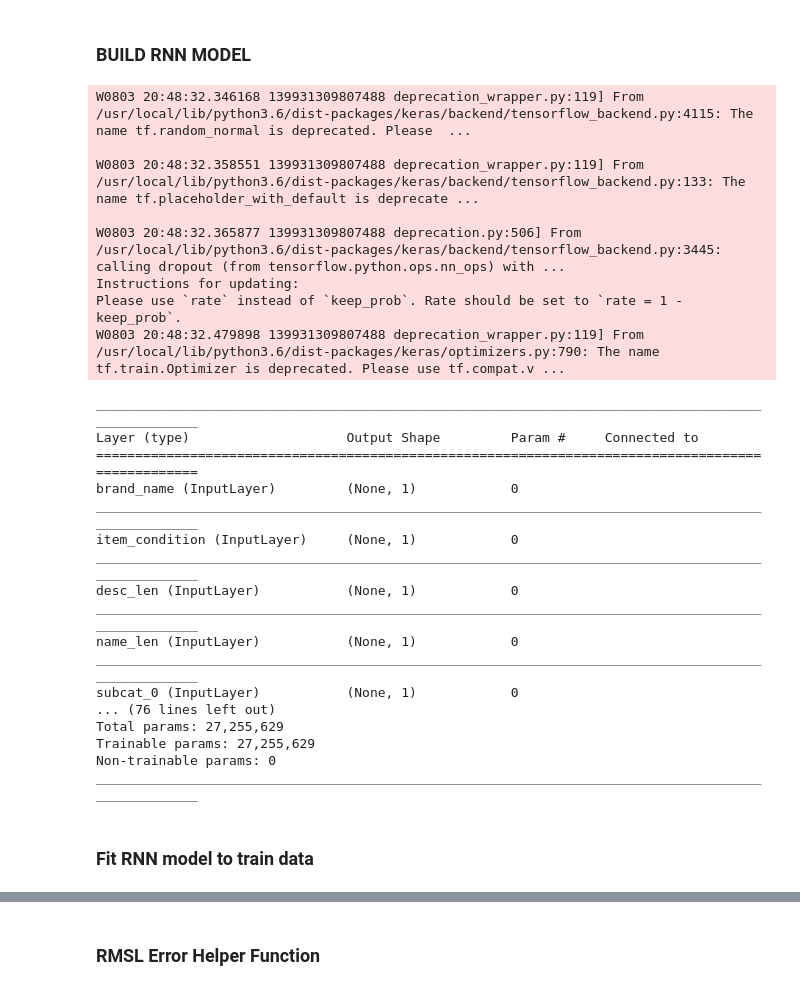
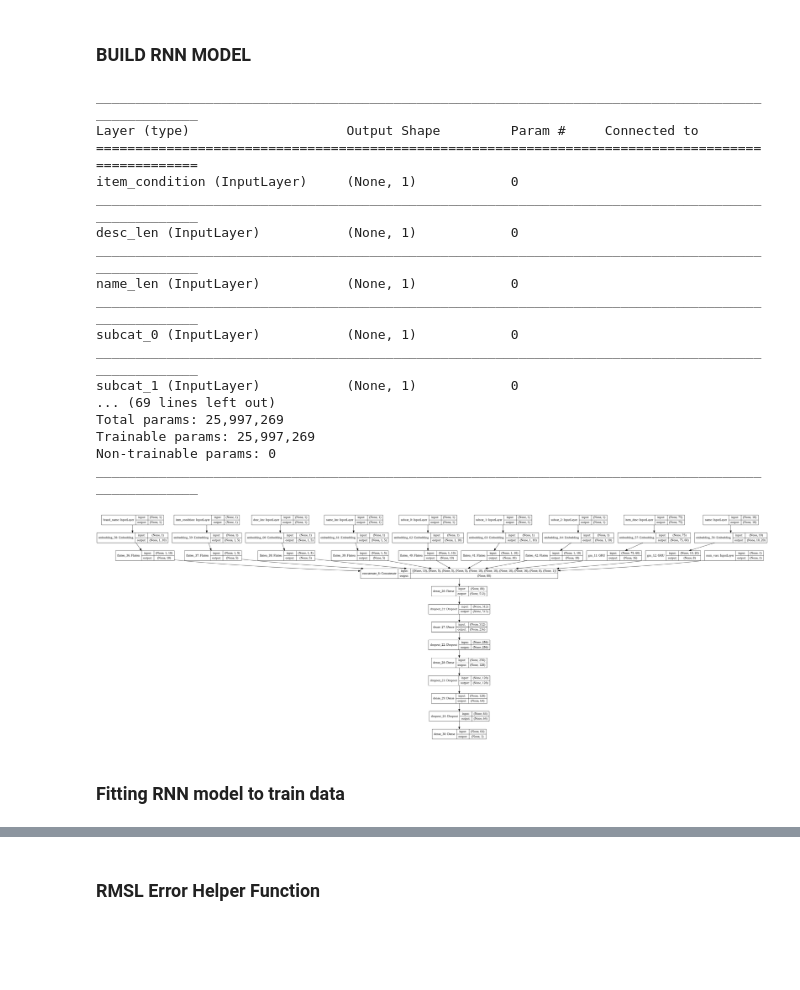
Before and after one commit to Hitesh1912/Competitive_Intelligence, a Jupyter notebook: RNN_model_DMT.ipynb, the cells around one changed output, grey strips where cells are left out. Drawn from its saved outputs; the diff is of its cells as text; code cells hidden in the pictures; blank space fills up the shorter version.

```diff
--- a/RNN_model_DMT.ipynb
+++ b/RNN_model_DMT.ipynb
@@ -683,6 +777,9 @@ full_df['seq_name'][:5]
 Name: seq_name, dtype: object
 # %%
 full_df.to_pickle(input_folder + 'full_df.pkl')
+# %%
+# Load saved preprocessed full_df and skip previous runs
+full_df = pd.read_pickle(input_folder + 'full_df.pkl')
 # %% [markdown]
 #### constants
 # %%
@@ -786,12 +896,13 @@ This section will use RNN Model to solve the competition with following steps:
 np.random.seed(123)
 
 def new_rnn_model(lr=0.001, decay=0.0):
-    # Inputs
+
+    # Passing Features from dataset into Input Layer
     name = Input(shape=[X_train["name"].shape[1]], name="name")
     item_desc = Input(shape=[X_train["item_desc"].shape[1]], name="item_desc")
-    brand_name = Input(shape=[1], name="brand_name")
+#     brand_name = Input(shape=[1], name="brand_name")
 #     category = Input(shape=[1], name="category")
-#     category_name = Input(shape=[X_train["category_name"].shape[1]], name="category_name")
+
     item_condition = Input(shape=[1], name="item_condition")
     num_vars = Input(shape=[X_train["num_vars"].shape[1]], name="num_vars")
     desc_len = Input(shape=[1], name="desc_len")
@@ -800,11 +911,13 @@ def new_rnn_model(lr=0.001, decay=0.0):
     subcat_1 = Input(shape=[1], name="subcat_1")
     subcat_2 = Input(shape=[1], name="subcat_2")
 
+
+
     # Embeddings layers (adjust outputs to help model)
     emb_name = Embedding(MAX_TEXT, 20)(name)
     emb_item_desc = Embedding(MAX_TEXT, 60)(item_desc)
-    emb_brand_name = Embedding(MAX_BRAND, 10)(brand_name)
-#     emb_category_name = Embedding(MAX_TEXT, 20)(category_name)
+#     emb_brand_name = Embedding(MAX_BRAND, 10)(brand_name)
+
 #     emb_category = Embedding(MAX_CATEGORY, 10)(category)
     emb_item_condition = Embedding(MAX_CONDITION, 5)(item_condition)
     emb_desc_len = Embedding(MAX_DESC_LEN, 5)(desc_len)
@@ -821,9 +934,9 @@ def new_rnn_model(lr=0.001, decay=0.0):
 
     # main layers
     main_l = concatenate([
-        Flatten() (emb_brand_name)
+        Flatten() (emb_item_condition)
 #         , Flatten() (emb_category)
-        , Flatten() (emb_item_condition)
+#         ,Flatten() (emb_brand_name)
         , Flatten() (emb_desc_len)
         , Flatten() (emb_name_len)
         , Flatten() (emb_subcat_0)
@@ -843,7 +956,10 @@ def new_rnn_model(lr=0.001, decay=0.0):
     # the output layer.
     output = Dense(1, activation="linear") (main_l)
 
-    model = Model([name, item_desc, brand_name , item_condition,
+#     model = Model([name, item_desc, brand_name , item_condition,
+#                    num_vars, desc_len, name_len, subcat_0, subcat_1, subcat_2], output)
+
+    model = Model([name, item_desc, item_condition,
                    num_vars, desc_len, name_len, subcat_0, subcat_1, subcat_2], output)
 
     optimizer = Adam(lr=lr, decay=decay)
@@ -854,30 +970,29 @@ def new_rnn_model(lr=0.001, decay=0.0):
 
 model = new_rnn_model()
 model.summary()
-del model
 # %% [output]
-W0803 20:48:32.346168 139931309807488 deprecation_wrapper.py:119] From /usr/local/lib/python3.6/dist-packages/keras/backend/tensorflow_backend.py:4115: The name tf.random_normal is deprecated. Please  ...
-
-W0803 20:48:32.358551 139931309807488 deprecation_wrapper.py:119] From /usr/local/lib/python3.6/dist-packages/keras/backend/tensorflow_backend.py:133: The name tf.placeholder_with_default is deprecate ...
-
-W0803 20:48:32.365877 139931309807488 deprecation.py:506] From /usr/local/lib/python3.6/dist-packages/keras/backend/tensorflow_backend.py:3445: calling dropout (from tensorflow.python.ops.nn_ops) with ...
-Instructions for updating:
-Please use `rate` instead of `keep_prob`. Rate should be set to `rate = 1 - keep_prob`.
-W0803 20:48:32.479898 139931309807488 deprecation_wrapper.py:119] From /usr/local/lib/python3.6/dist-packages/keras/optimizers.py:790: The name tf.train.Optimizer is deprecated. Please use tf.compat.v ...
+__________________________________________________________________________________________________
+Layer (type)                    Output Shape         Param #     Connected to
+==================================================================================================
+item_condition (InputLayer)     (None, 1)            0
+__________________________________________________________________________________________________
+desc_len (InputLayer)           (None, 1)            0
+__________________________________________________________________________________________________
+name_len (InputLayer)           (None, 1)            0
+__________________________________________________________________________________________________
+subcat_0 (InputLayer)           (None, 1)            0
+__________________________________________________________________________________________________
+subcat_1 (InputLayer)           (None, 1)            0
+... (69 lines left out)
+Total params: 25,997,269
+Trainable params: 25,997,269
+Non-trainable params: 0
+__________________________________________________________________________________________________
-__________________________________________________________________________________________________
-Layer (type)                    Output Shape         Param #     Connected to
-==================================================================================================
-brand_name (InputLayer)         (None, 1)            0
-__________________________________________________________________________________________________
-item_condition (InputLayer)     (None, 1)            0
-__________________________________________________________________________________________________
-desc_len (InputLayer)           (None, 1)            0
-__________________________________________________________________________________________________
-name_len (InputLayer)           (None, 1)            0
-__________________________________________________________________________________________________
-subcat_0 (InputLayer)           (None, 1)            0
-... (76 lines left out)
-Total params: 27,255,629
-Trainable params: 27,255,629
-Non-trainable params: 0
-__________________________________________________________________________________________________
+# %%
+#display model architecture
+import pydot_ng as pydot
+plot_model(model, show_shapes=True, show_layer_names=True, to_file= input_folder + 'model.png')
+from IPython.display import Image
+Image(retina=True, filename=input_folder + 'model.png')
+# %% [output]
+[figure, added]
@@ -884,5 +1001,5 @@ ________________________________________________________________________________
 # %% [markdown]
-### Fit RNN model to train data
+### Fitting RNN model to train data
 # %%
 %%time
 
```
Also changed, not shown: parts of 39 cells of this notebook.
